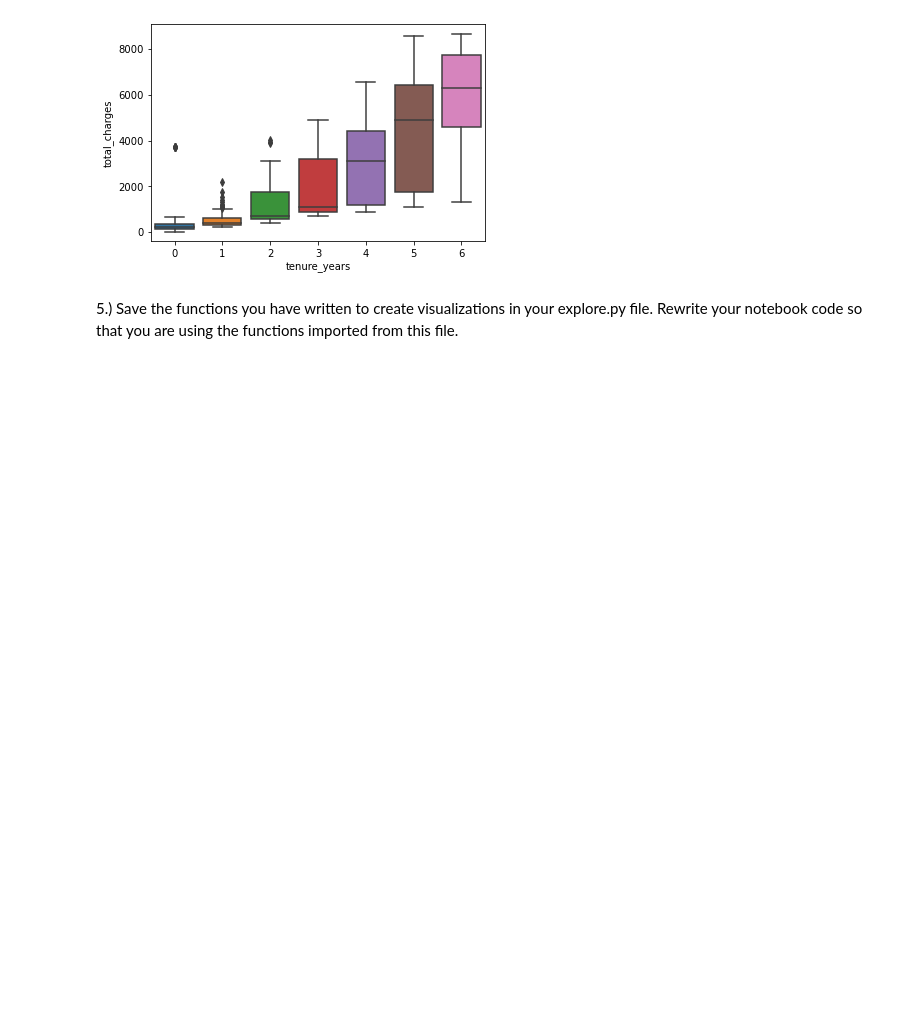
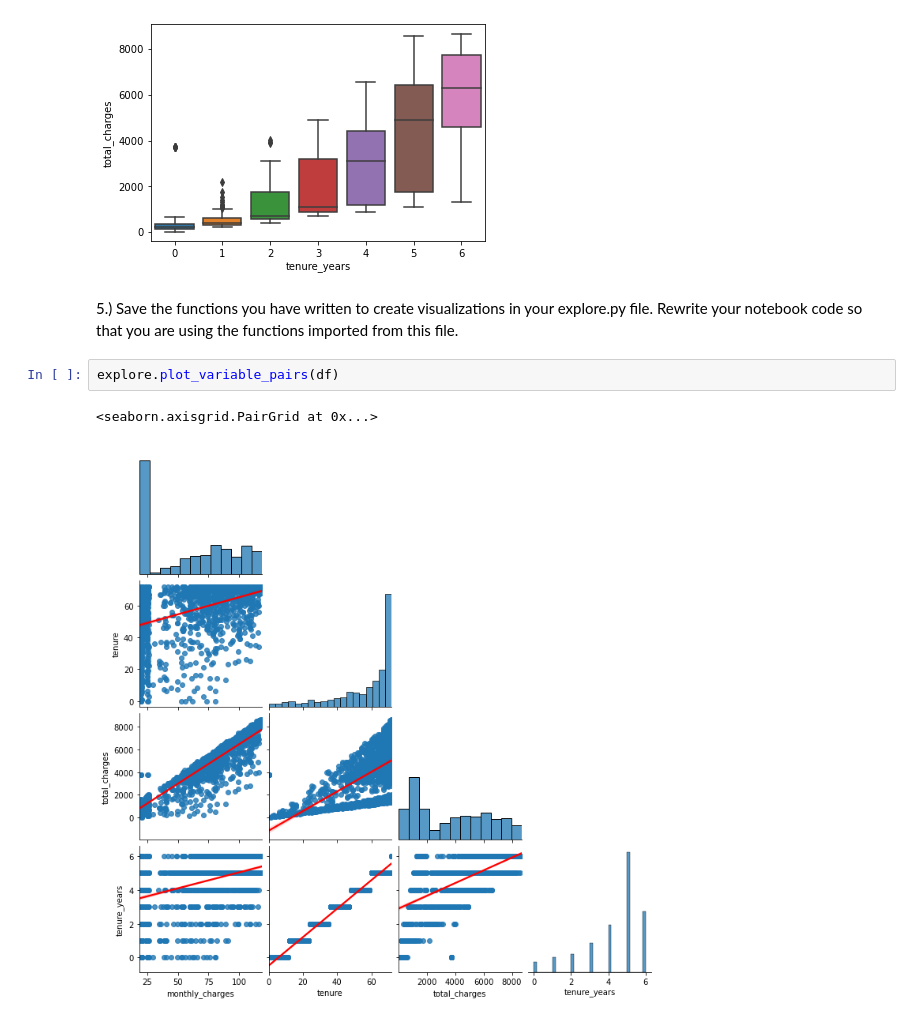
Before and after one commit to chriseverts/regression-exercises-, a Jupyter notebook: explore.ipynb, the cells around one changed output. Cells and saved outputs as stored; diff of their text form; blank space fills up the shorter version.

```diff
--- a/explore.ipynb
+++ b/explore.ipynb
@@ -177,3 +178,8 @@ plot_categorical_and_continuous_vars(df, 'tenure_years', 'total_charges')
 [figure]
 # %% [markdown]
 5.) Save the functions you have written to create visualizations in your explore.py file. Rewrite your notebook code so that you are using the functions imported from this file.
+# %%
+explore.plot_variable_pairs(df)
+# %% [output]
+<seaborn.axisgrid.PairGrid at 0x...>
+[figure, added]
```
Also changed, not shown: parts of 4 cells of this notebook, 2 other files.
